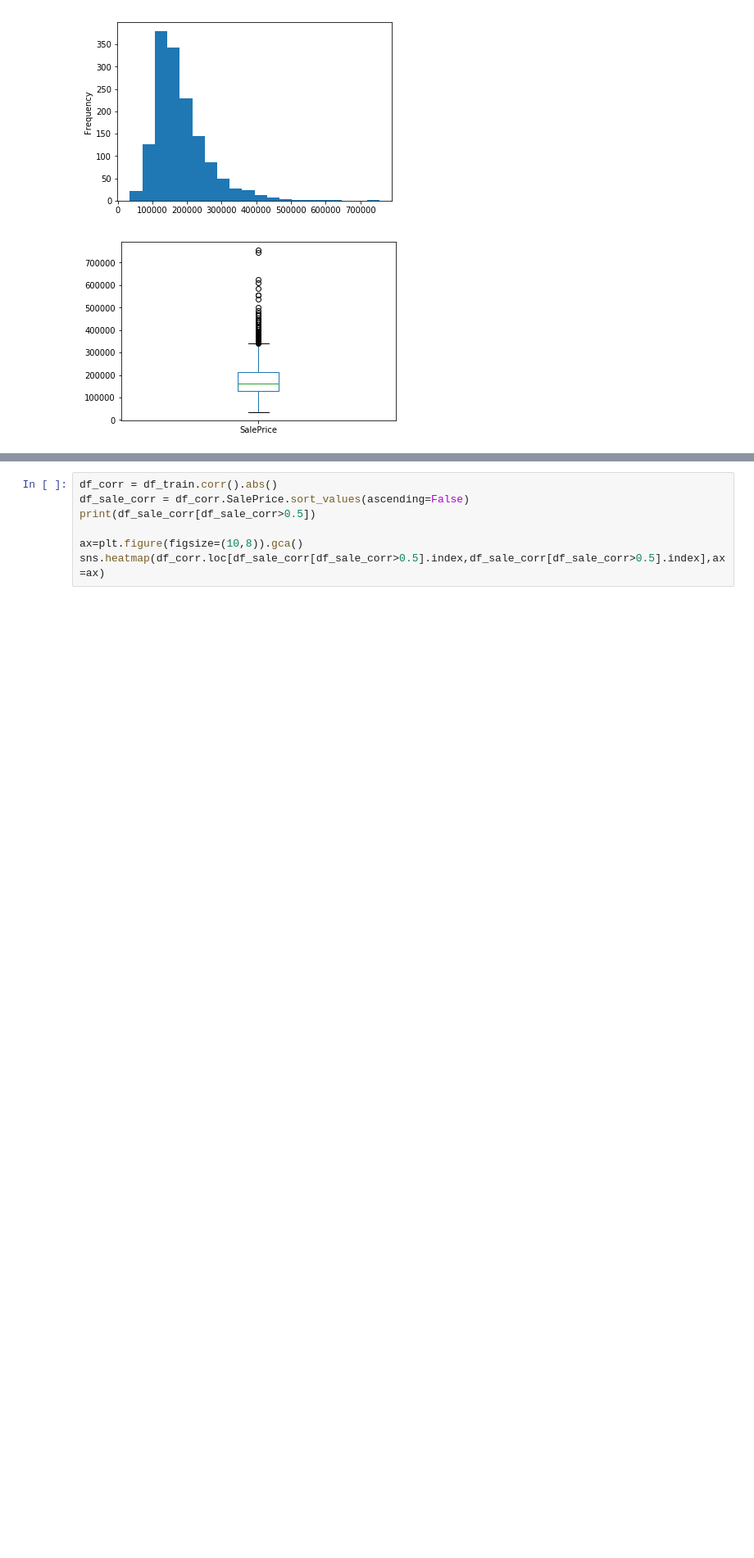
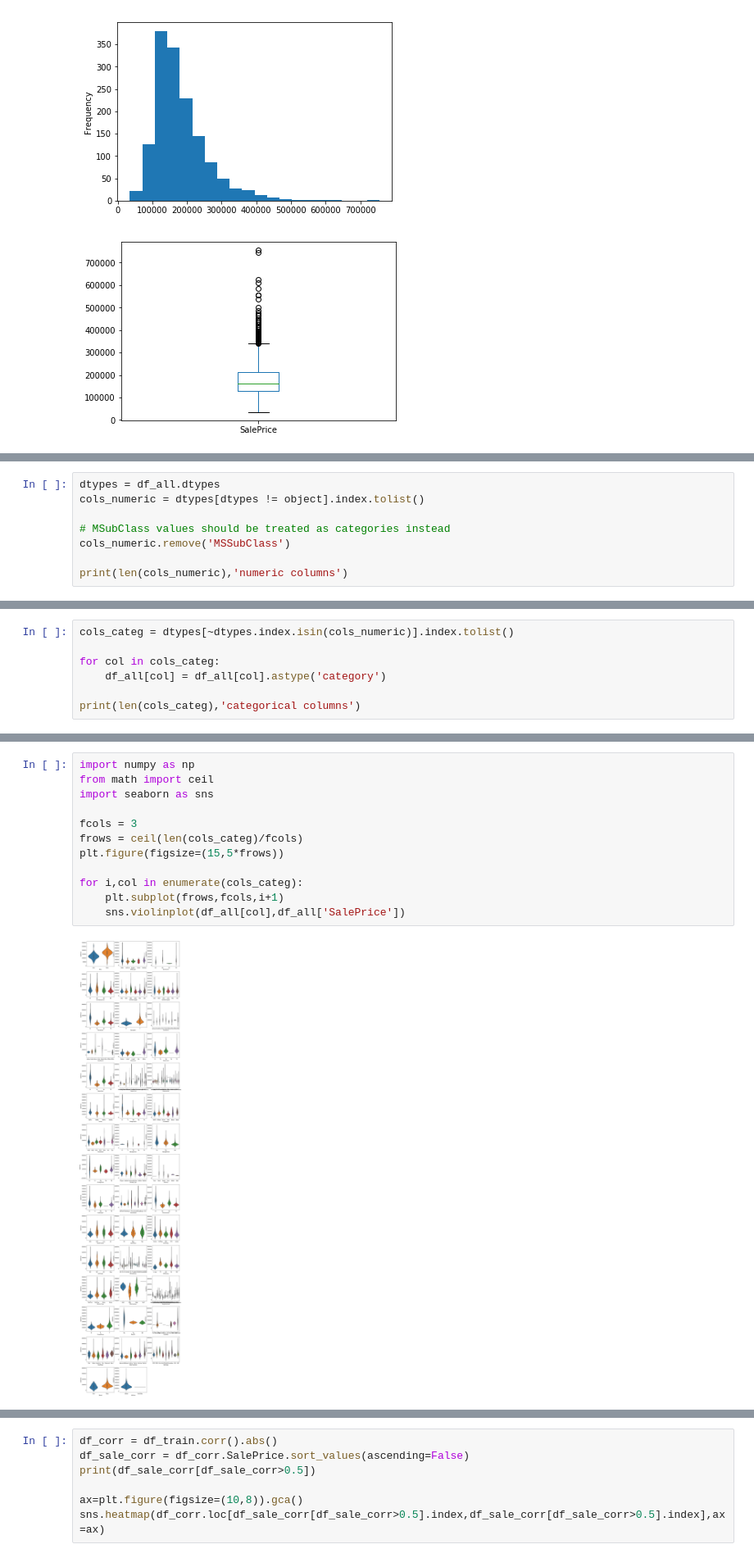
Before and after one commit to jack89roberts/kaggle-house-prices, a Jupyter notebook: house_prices_eda.ipynb, the cells around one changed output, grey strips where cells are left out. Shown at 82% size. Drawn from its saved outputs; the diff is of its cells as text; blank space fills up the shorter version.

```diff
--- a/house_prices_eda.ipynb
+++ b/house_prices_eda.ipynb
@@ -90,0 +60,8 @@ g = g.map_lower(plt.scatter,s=2,alpha=0.2)
+# %%
+dtypes = df_all.dtypes
+cols_numeric = dtypes[dtypes != object].index.tolist()
+
+# MSubClass values should be treated as categories instead
+cols_numeric.remove('MSSubClass')
+
+print(len(cols_numeric),'numeric columns')
@@ -90,0 +70,7 @@ g = g.map_lower(plt.scatter,s=2,alpha=0.2)
+# %%
+cols_categ = dtypes[~dtypes.index.isin(cols_numeric)].index.tolist()
+
+for col in cols_categ:
+    df_all[col] = df_all[col].astype('category')
+
+print(len(cols_categ),'categorical columns')
@@ -90,0 +99,14 @@ g = g.map_lower(plt.scatter,s=2,alpha=0.2)
+# %%
+import numpy as np
+from math import ceil
+import seaborn as sns
+
+fcols = 3
+frows = ceil(len(cols_categ)/fcols)
+plt.figure(figsize=(15,5*frows))
+
+for i,col in enumerate(cols_categ):
+    plt.subplot(frows,fcols,i+1)
+    sns.violinplot(df_all[col],df_all['SalePrice'])
+# %% [output]
+[figure, added]
```
Also changed, not shown: parts of 9 cells of this notebook.
